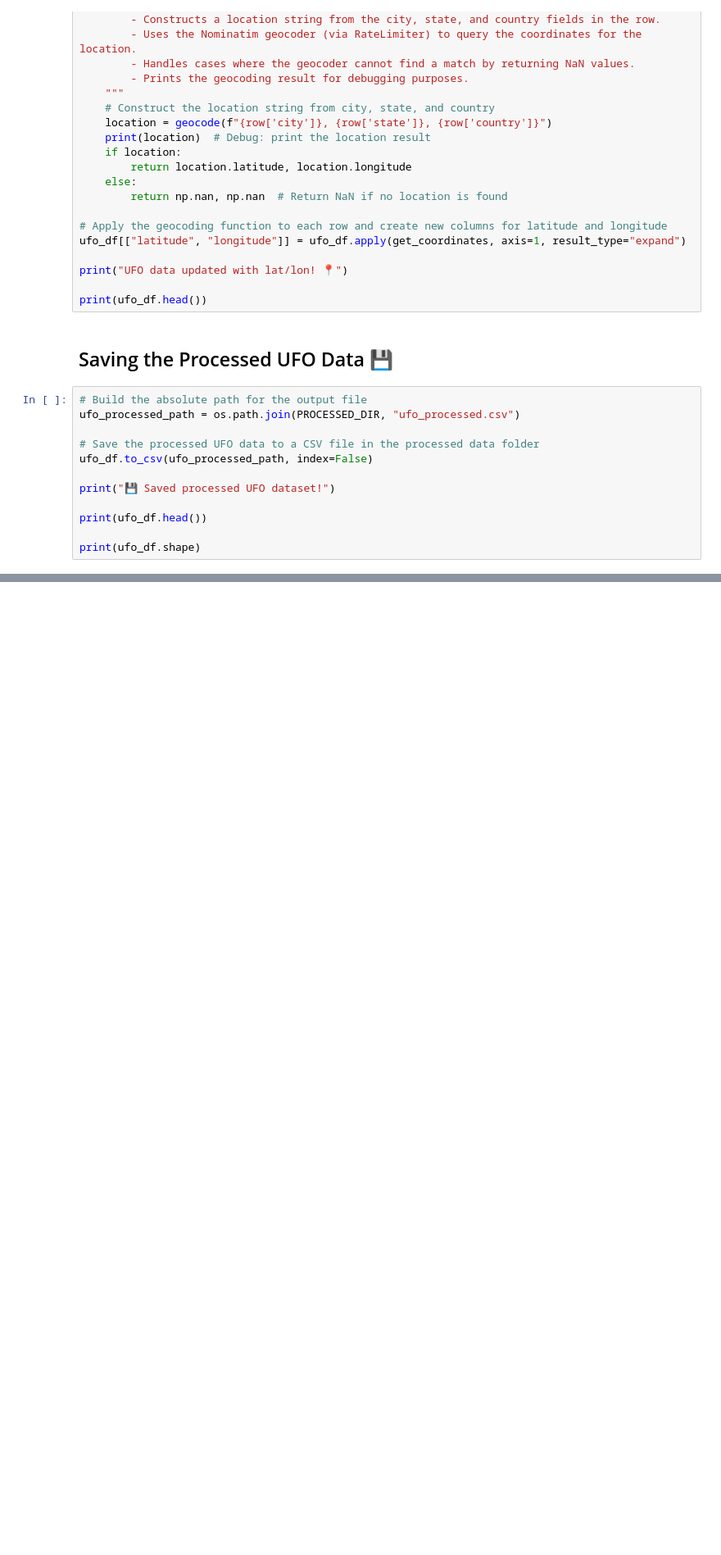
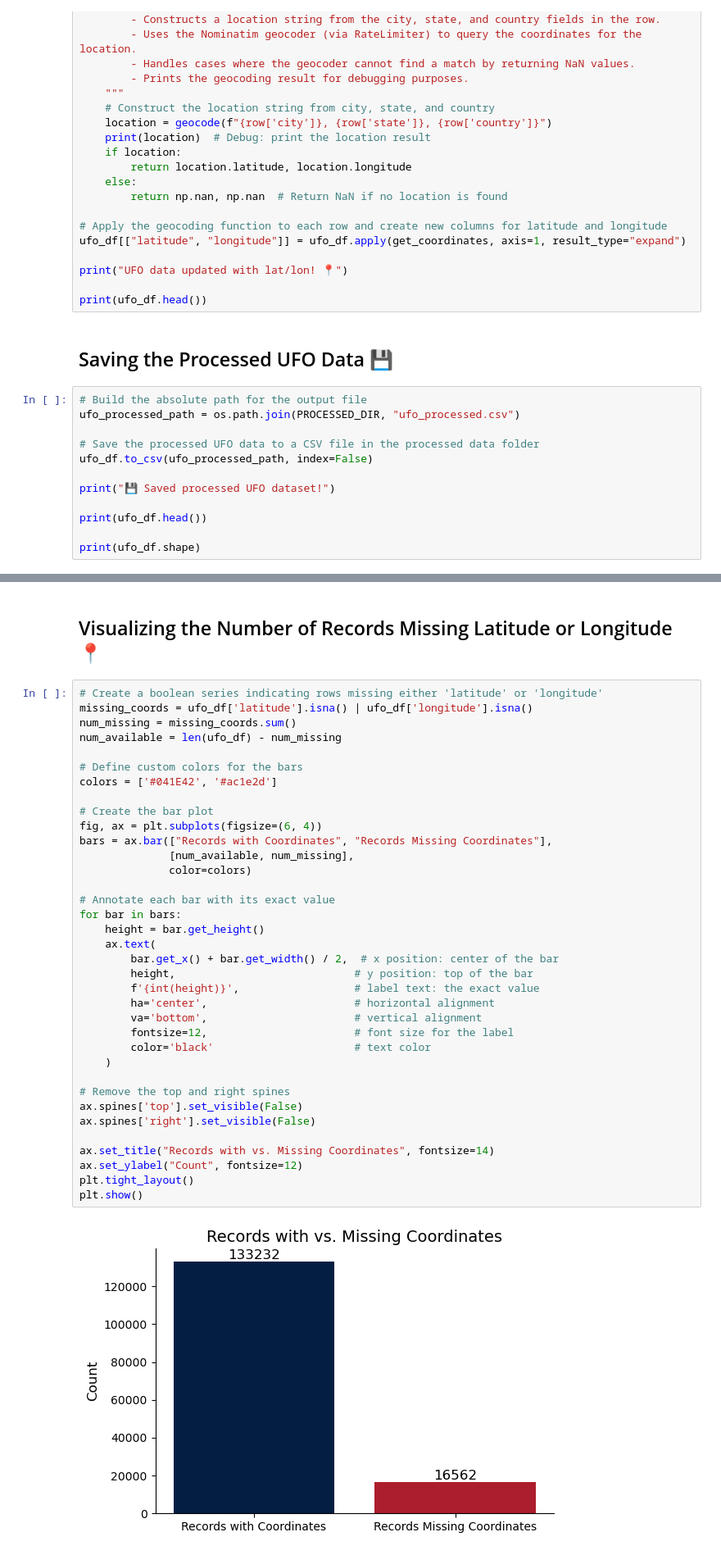
Before and after one commit to leovsferreira/ufo-conspiracy, a Jupyter notebook: notebooks/preprocess_ufo_data.ipynb, the cells around one changed output, grey strips where cells are left out. Shown at 82% size. Saved outputs shown, nothing was run; the diff lists cells and outputs as text; blank space fills up the shorter version.

```diff
--- a/notebooks/preprocess_ufo_data.ipynb
+++ b/notebooks/preprocess_ufo_data.ipynb
@@ -160,0 +191,40 @@ print(ufo_df.shape)
+# %% [markdown]
+## Visualizing the Number of Records Missing Latitude or Longitude📍
+# %%
+# Create a boolean series indicating rows missing either 'latitude' or 'longitude'
+missing_coords = ufo_df['latitude'].isna() | ufo_df['longitude'].isna()
+num_missing = missing_coords.sum()
+num_available = len(ufo_df) - num_missing
+
+# Define custom colors for the bars
+colors = ['#041E42', '#ac1e2d']
+
+# Create the bar plot
+fig, ax = plt.subplots(figsize=(6, 4))
+bars = ax.bar(["Records with Coordinates", "Records Missing Coordinates"],
+              [num_available, num_missing],
+              color=colors)
+
+# Annotate each bar with its exact value
+for bar in bars:
+    height = bar.get_height()
+    ax.text(
+        bar.get_x() + bar.get_width() / 2,  # x position: center of the bar
+        height,                            # y position: top of the bar
+        f'{int(height)}',                  # label text: the exact value
+        ha='center',                       # horizontal alignment
+        va='bottom',                       # vertical alignment
+        fontsize=12,                       # font size for the label
+        color='black'                      # text color
+    )
+
+# Remove the top and right spines
+ax.spines['top'].set_visible(False)
+ax.spines['right'].set_visible(False)
+
+ax.set_title("Records with vs. Missing Coordinates", fontsize=14)
+ax.set_ylabel("Count", fontsize=12)
+plt.tight_layout()
+plt.show()
+# %% [output]
+[figure, added]
```
Also changed, not shown: parts of 12 cells of this notebook.
